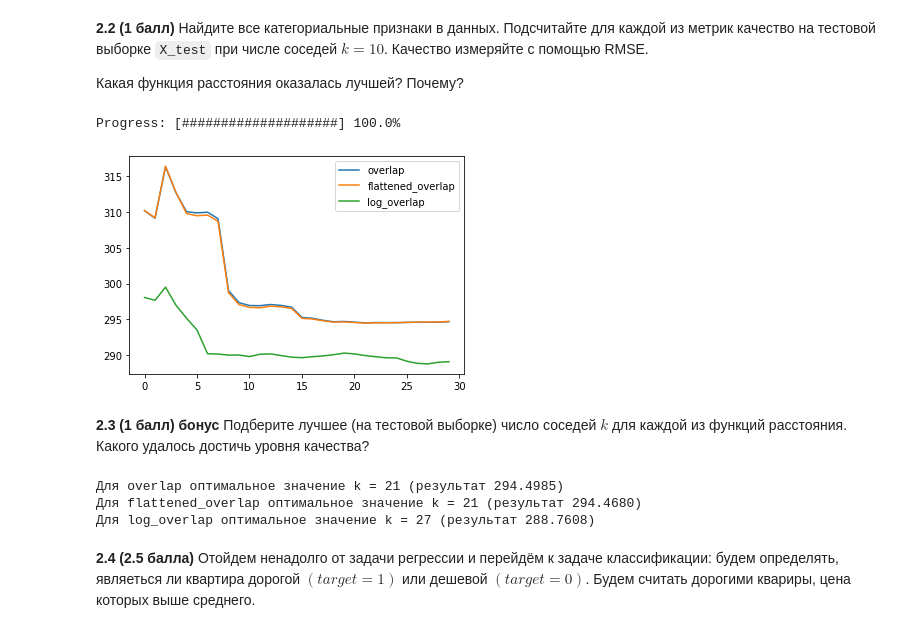
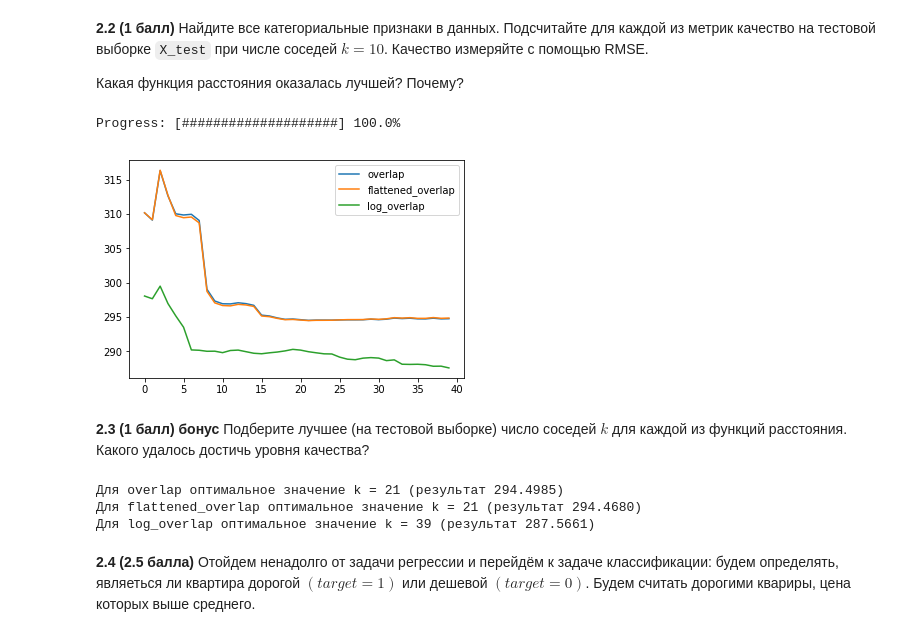
Before and after one commit to GHopperMSK/lmsu-homework, a Jupyter notebook: airbnb/homework-practice-02.ipynb, the cells around one changed output. Saved outputs shown, nothing was run; the diff lists cells and outputs as text; code cells hidden in the pictures.

```diff
--- a/airbnb/homework-practice-02.ipynb
+++ b/airbnb/homework-practice-02.ipynb
@@ -407,31 +407,31 @@ y_test2 = y_test[0:1000].to_numpy()[:,0]
 Какая функция расстояния оказалась лучшей? Почему?
 # %%
 # Ваш код здесь
-k_max = 30
+k_max = 40
 metrics_array = ['overlap', 'flattened_overlap', 'log_overlap']
 
 res_matrix_length = k_max * len(metrics_array)
 process_bar_length = res_matrix_length
 cur_bar_position = 0
 update_progress(cur_bar_position / res_matrix_length)
 
 res2 = np.zeros(res_matrix_length).reshape(k_max, len(metrics_array))
 
 for m in range(len(metrics_array)):
     for k in range(0, k_max):
         knnr = KNNRegressor(n_neighbors = k + 1, metric = metrics_array[m], mode = 'distance')
         knnr.fit(X_train2, y_train2)
         pred = knnr.predict(X_test2)
         res2[k][m] = np.sqrt(mean_squared_error(y_test2, pred))
         cur_bar_position = cur_bar_position + 1
         update_progress(cur_bar_position / res_matrix_length)
 
 plt.plot(res2)
 plt.legend(metrics_array, loc='upper right')
 plt.show()
 # %% [output]
 Progress: [####################] 100.0%
-[figure, old version]
+[figure, new version]
 # %% [markdown]
 <b>2.3 (1 балл) бонус</b> Подберите лучшее (на тестовой выборке) число соседей $k$ для каждой из функций расстояния. Какого удалось достичь уровня качества?
 # %%
@@ -442,7 +442,7 @@ for m in range(len(metrics_array)):
 # %% [output]
 Для overlap оптимальное значение k = 21 (результат 294.4985)
 Для flattened_overlap оптимальное значение k = 21 (результат 294.4680)
-Для log_overlap оптимальное значение k = 27 (результат 288.7608)
+Для log_overlap оптимальное значение k = 39 (результат 287.5661)
 # %% [markdown]
 <b>2.4 (2.5 балла)</b> Отойдем ненадолго от задачи регрессии и перейдём к задаче классификации: будем определять, являеться ли квартира дорогой $(target = 1)$ или дешевой $(target = 0)$. Будем считать дорогими квариры, цена которых выше среднего.
 # %%
```
Also changed, not shown: parts of 9 cells of this notebook.
